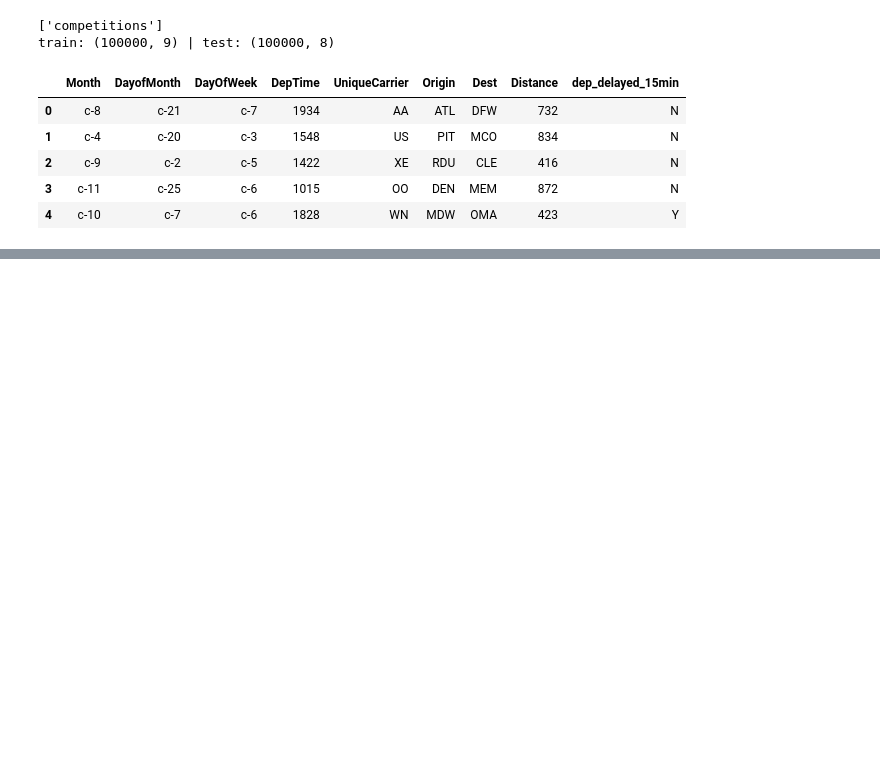
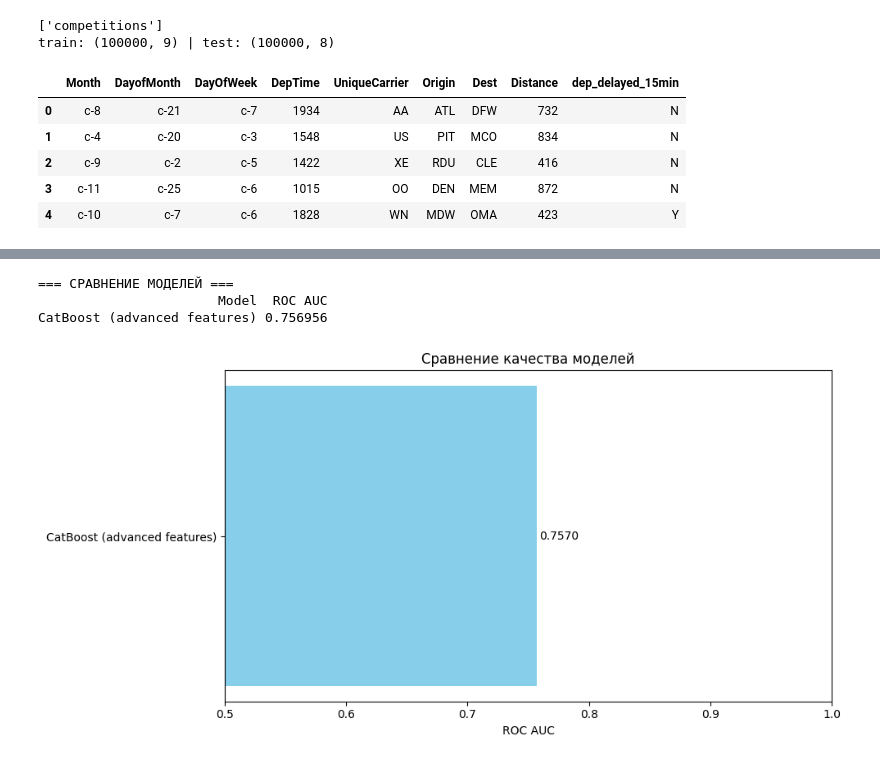
Before and after one commit to Dimdy96/flight-delays, a Jupyter notebook: notebookb53d483d6a.ipynb, the cells around one changed output, grey strips where cells are left out. Cells and saved outputs as stored; diff of their text form; code cells hidden in the pictures; blank space fills up the shorter version.

```diff
--- a/notebookb53d483d6a.ipynb
+++ b/notebookb53d483d6a.ipynb
@@ -29,0 +316,13 @@ train: (100000, 9) | test: (100000, 8)
+# %%
+# Проверяем все столбцы и их типы
+print("=== ДИАГНОСТИКА ДАННЫХ ===\n")
+print("Типы данных в X_tr_cb:")
+print(X_tr_cb.dtypes)
+
+print("\nСтолбцы с типом 'object' (текстовые):")
+object_cols = X_tr_cb.select_dtypes(include=['object']).columns.tolist()
+for col in object_cols:
+    print(f"  - {col}: уникальных значений = {X_tr_cb[col].nunique()}")
+    print(f"    Примеры: {X_tr_cb[col].unique()[:5]}")
+
+print(f"\nВсе текстовые столбцы: {object_cols}")
@@ -29,0 +634,45 @@ train: (100000, 9) | test: (100000, 8)
+# %%
+# ========== СРАВНЕНИЕ ВСЕХ МОДЕЛЕЙ ==========
+
+# Собираем результаты в словарь (если переменные существуют)
+results = {}
+
+# Базовая модель CatBoost (если есть)
+try:
+    results['CatBoost (base)'] = catboost_auc
+except NameError:
+    pass
+
+# Настроенная модель (если есть)
+try:
+    results['CatBoost (tuned)'] = best_cb_auc
+except NameError:
+    pass
+
+# Модель с новыми признаками
+results['CatBoost (advanced features)'] = adv_auc
+
+# Если выполняли отбор признаков (пока нет) – добавим позже
+
+# Создаём DataFrame
+comparison_df = pd.DataFrame(list(results.items()), columns=['Model', 'ROC AUC'])
+comparison_df = comparison_df.sort_values('ROC AUC', ascending=False)
+
+print("\n=== СРАВНЕНИЕ МОДЕЛЕЙ ===")
+print(comparison_df.to_string(index=False))
+
+# Визуализация
+plt.figure(figsize=(10, 5))
+plt.barh(comparison_df['Model'], comparison_df['ROC AUC'], color='skyblue')
+plt.xlabel('ROC AUC')
+plt.title('Сравнение качества моделей')
+plt.xlim(0.5, 1.0)
+for i, v in enumerate(comparison_df['ROC AUC']):
+    plt.text(v + 0.002, i, f'{v:.4f}', va='center')
+plt.tight_layout()
+plt.show()
+# %% [output]
+=== СРАВНЕНИЕ МОДЕЛЕЙ ===
+                       Model  ROC AUC
+CatBoost (advanced features) 0.756956
+[figure, added]
```
Also changed, not shown: parts of 14 cells of this notebook.
